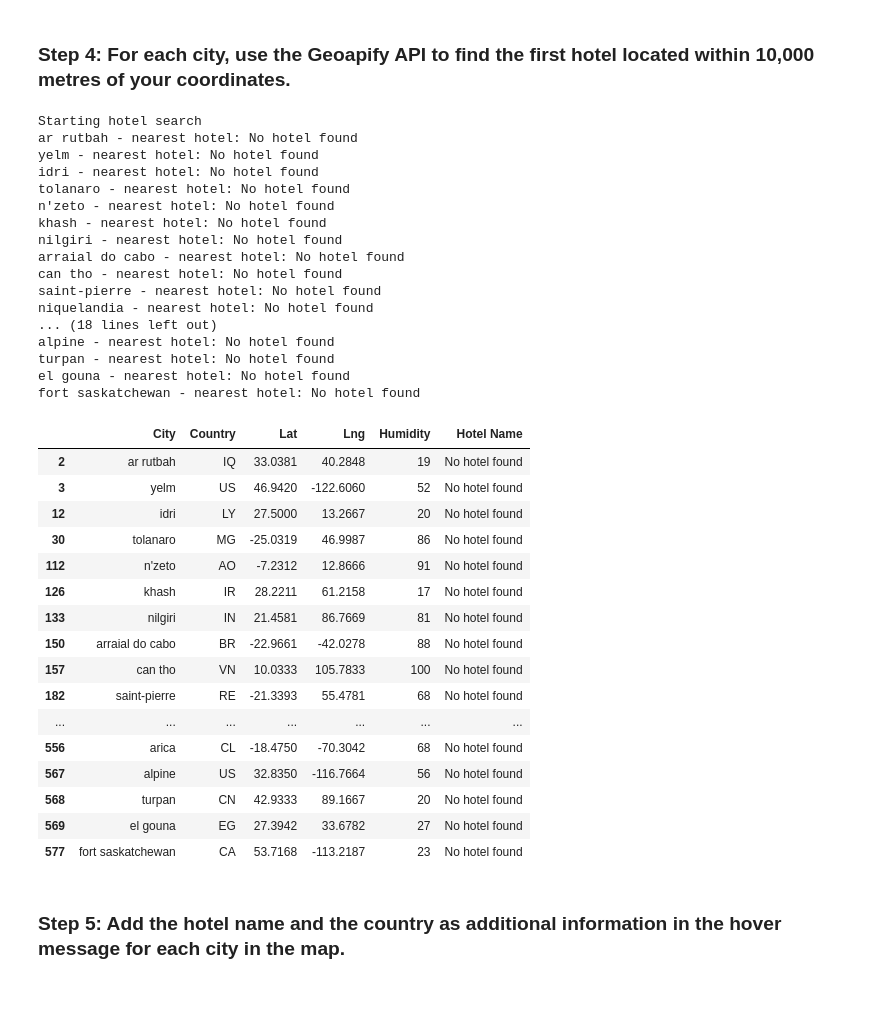
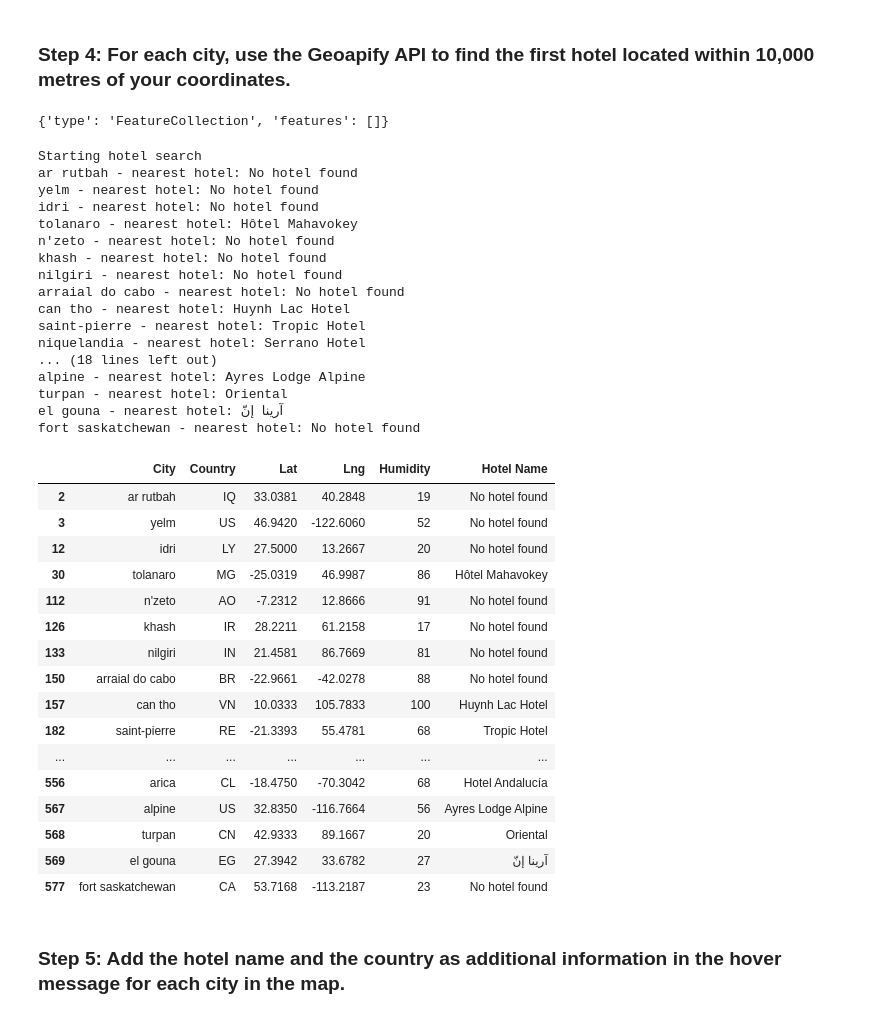
Before and after one commit to TylerWalje/python-api-challenge, a Jupyter notebook: WeatherPy/python_api_code/VacationPy.ipynb, the cells around one changed output. Drawn from its saved outputs; the diff is of its cells as text; code cells hidden in the pictures.

```diff
--- a/WeatherPy/python_api_code/VacationPy.ipynb
+++ b/WeatherPy/python_api_code/VacationPy.ipynb
@@ -86,12 +86,33 @@ WARNING:bokeh.core.validation.check:W-1005 (FIXED_SIZING_MODE): 'fixed' sizing m
 # %% [markdown]
 ### Step 4: For each city, use the Geoapify API to find the first hotel located within 10,000 metres of your coordinates.
+# %%
+radius = 10000
+params = {
+    'apiKey': geoapify_key,
+    'categories': 'accommodation.hotel',
+    'limit': 25
+}
+lat = 33.0381
+lng = 40.2848
+params["filter"] = f'circle:{lng},{lat},{radius}'
+params["bias"] = f'proximity:{lng},{lat}'
+base_url = "https://api.geoapify.com/v2/places"
+# Make and API request using the params dictionaty
+name_address = requests.get(base_url, params=params)
+
+# Convert the API response to JSON format
+name_address = name_address.json()
+
+print(name_address)
+# %% [output]
+{'type': 'FeatureCollection', 'features': []}
 # %%
 # Set parameters to search for a hotel
 radius = 10000
 params = {
     'apiKey': geoapify_key,
     'categories': 'accommodation.hotel',
-    'limit': 1
+    'limit': 25
 }
 
 # Print a message to follow up the hotel search
@@ -103,7 +124,7 @@ for index, row in hotel_df.iterrows():
     lat, lng = row['Lat'], row['Lng']
 
     # Add filter and bias parameters with the current city's latitude and longitude to the params dictionary
-    params["filter"] = f'radius:{lng},{lat},{radius}'
+    params["filter"] = f'circle:{lng},{lat},{radius}'
     params["bias"] = f'proximity:{lng},{lat}'
 
     # Set base URL
@@ -116,52 +137,52 @@ for index, row in hotel_df.iterrows():
     # Convert the API response to JSON format
     name_address = name_address.json()
 
     # Grab the first hotel from the results and store the name in the hotel_df DataFrame
     try:
         hotel_df.loc[index, "Hotel Name"] = name_address["features"][0]["properties"]["name"]
     except (KeyError, IndexError):
         # If no hotel is found, set the hotel name as "No hotel found".
         hotel_df.loc[index, "Hotel Name"] = "No hotel found"
 
     # Log the search results
     print(f"{hotel_df.loc[index, 'City']} - nearest hotel: {hotel_df.loc[index, 'Hotel Name']}")
 
 # Display sample data
 hotel_df
 # %% [output]
 Starting hotel search
 ar rutbah - nearest hotel: No hotel found
 yelm - nearest hotel: No hotel found
 idri - nearest hotel: No hotel found
-tolanaro - nearest hotel: No hotel found
+tolanaro - nearest hotel: Hôtel Mahavokey
 n'zeto - nearest hotel: No hotel found
 khash - nearest hotel: No hotel found
 nilgiri - nearest hotel: No hotel found
 arraial do cabo - nearest hotel: No hotel found
-can tho - nearest hotel: No hotel found
-saint-pierre - nearest hotel: No hotel found
-niquelandia - nearest hotel: No hotel found
+can tho - nearest hotel: Huynh Lac Hotel
+saint-pierre - nearest hotel: Tropic Hotel
+niquelandia - nearest hotel: Serrano Hotel
 ... (18 lines left out)
-alpine - nearest hotel: No hotel found
-turpan - nearest hotel: No hotel found
-el gouna - nearest hotel: No hotel found
+alpine - nearest hotel: Ayres Lodge Alpine
+turpan - nearest hotel: Oriental
+el gouna - nearest hotel: آرينا إنّ
 fort saskatchewan - nearest hotel: No hotel found
 |  | City | Country | Lat | Lng | Humidity | Hotel Name |
 | 2 | ar rutbah | IQ | 33.0381 | 40.2848 | 19 | No hotel found |
 | 3 | yelm | US | 46.9420 | -122.6060 | 52 | No hotel found |
 | 12 | idri | LY | 27.5000 | 13.2667 | 20 | No hotel found |
-| 30 | tolanaro | MG | -25.0319 | 46.9987 | 86 | No hotel found |
+| 30 | tolanaro | MG | -25.0319 | 46.9987 | 86 | Hôtel Mahavokey |
 | 112 | n'zeto | AO | -7.2312 | 12.8666 | 91 | No hotel found |
 | 126 | khash | IR | 28.2211 | 61.2158 | 17 | No hotel found |
 | 133 | nilgiri | IN | 21.4581 | 86.7669 | 81 | No hotel found |
 | 150 | arraial do cabo | BR | -22.9661 | -42.0278 | 88 | No hotel found |
-| 157 | can tho | VN | 10.0333 | 105.7833 | 100 | No hotel found |
-| 182 | saint-pierre | RE | -21.3393 | 55.4781 | 68 | No hotel found |
+| 157 | can tho | VN | 10.0333 | 105.7833 | 100 | Huynh Lac Hotel |
+| 182 | saint-pierre | RE | -21.3393 | 55.4781 | 68 | Tropic Hotel |
 | ... | ... | ... | ... | ... | ... | ... |
-| 556 | arica | CL | -18.4750 | -70.3042 | 68 | No hotel found |
-| 567 | alpine | US | 32.8350 | -116.7664 | 56 | No hotel found |
-| 568 | turpan | CN | 42.9333 | 89.1667 | 20 | No hotel found |
-| 569 | el gouna | EG | 27.3942 | 33.6782 | 27 | No hotel found |
+| 556 | arica | CL | -18.4750 | -70.3042 | 68 | Hotel Andalucía |
+| 567 | alpine | US | 32.8350 | -116.7664 | 56 | Ayres Lodge Alpine |
+| 568 | turpan | CN | 42.9333 | 89.1667 | 20 | Oriental |
+| 569 | el gouna | EG | 27.3942 | 33.6782 | 27 | آرينا إنّ |
 | 577 | fort saskatchewan | CA | 53.7168 | -113.2187 | 23 | No hotel found |
 # %% [markdown]
 ### Step 5: Add the hotel name and the country as additional information in the hover message for each city in the map.
```
Also changed, not shown: parts of 2 cells of this notebook, 1 other file.
